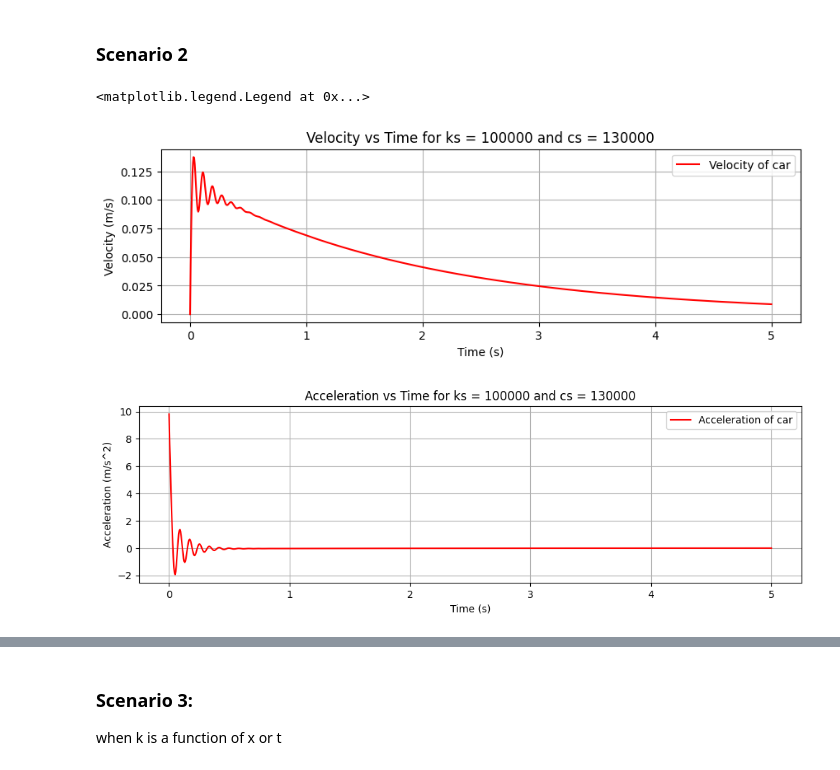
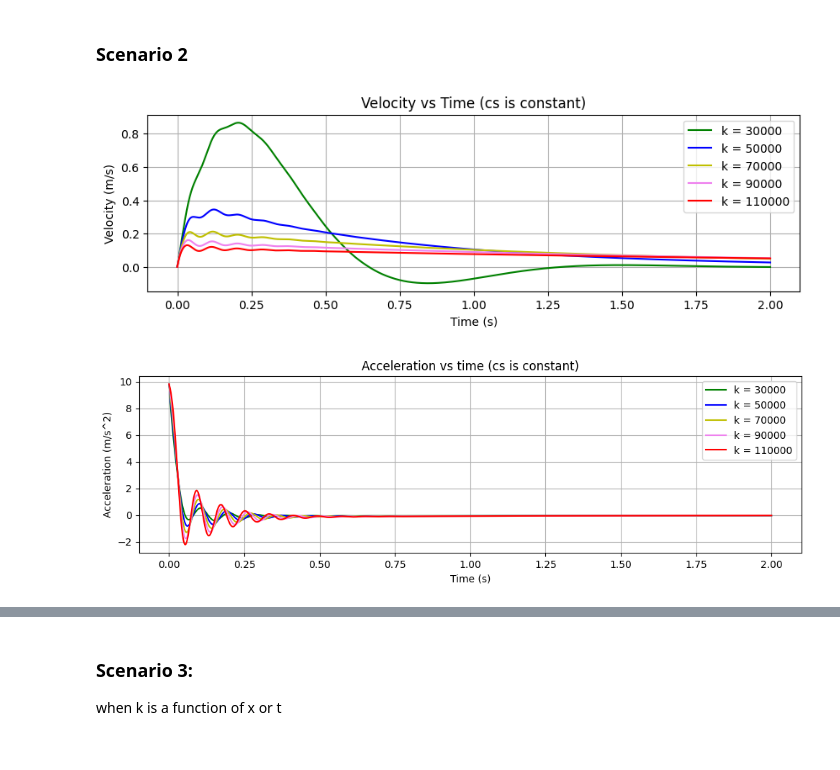
Before and after one commit to Parth9001/kdom, a Jupyter notebook: assignment.ipynb, the cells around one changed output, grey strips where cells are left out. Cells and saved outputs as stored; diff of their text form; code cells hidden in the pictures.

```diff
--- a/assignment.ipynb
+++ b/assignment.ipynb
@@ -68,10 +68,10 @@ def model(y, t, mu, ms, ku, ks, cu, cs, g):
 mu = 50.0                        # Unsprung Mass (kg)
 ms = 1500.0                      # Sprung Mass (kg)
 ku = 200000.0                    # Spring constant for Unsprung Mass (N/m)
-ks = 100000.0                    # Spring constant for Sprung Mass (N/m)
+ks = [30000.0, 50000.0, 70000.0, 90000.0, 110000.0]                    # Spring constant for Sprung Mass (N/m)
 g = 9.81                         # Acceleration due to gravity (m/s^2)
 cu = 850                         # Damping constant for Unsprung Mass (Ns/m)
-cs = 130000                      # Damping constant for Sprung Mass (Ns/m)
+cs = [10000, 40000, 70000, 100000, 130000, 160000]                      # Damping constant for Sprung Mass (Ns/m)
 v0_u = 5.0                       # Initial velocity for tyre (m/s)
 
 xu_0 = 0.0                       # Initial displacement of unsprung mass (m)
@@ -80,4 +80,4 @@ xs_0 = 0.0                       # Initial displacement of sprung mass (m)
 vs_0 = 0                         # Initial velocity of sprung mass (m/s)
 y0 = [xu_0, vu_0, xs_0, vs_0]    # Initial condition vector
 
-t = np.linspace(0, 5, 1000)    # Time vector
+t = np.linspace(0, 2, 10000)    # Time vector
@@ -93,27 +130,35 @@ a_s = (-(ks*(xs_0 - xu_0) + cs*vs_0) / ms) + g
 # %%
 plt.figure(figsize=(10, 6))
 
-plt.subplot(2, 1, 1)
-plt.plot(t, vs_0, 'r-', label='Velocity of car')
+plt.subplot(2, 1, 2)
+plt.plot(t, vs_1, 'r-', label='k = 30000', color = 'green')
+plt.plot(t, vs_2, 'r-', label='k = 50000', color = 'blue')
+plt.plot(t, vs_3, 'r-', label='k = 70000', color = 'y')
+plt.plot(t, vs_4, 'r-', label='k = 90000', color = 'violet')
+plt.plot(t, vs_5, 'r-', label='k = 110000', color = 'red')
 plt.xlabel('Time (s)')
 plt.ylabel('Velocity (m/s)')
-plt.title('Velocity vs Time for ks = 100000 and cs = 130000')
+plt.title('Velocity vs Time (cs is constant)')
 plt.grid(True)
 plt.legend()
+plt.show()
 # %% [output]
-<matplotlib.legend.Legend at 0x...>
-[figure, old version]
+[figure, new version]
 # %%
 plt.figure(figsize=(10, 6))
 plt.subplot(2, 1, 2)
-plt.plot(t, a_s, 'r-', label='Acceleration of car')
+plt.plot(t, a_s1, 'r-', label='k = 30000', color = 'green')
+plt.plot(t, a_s2, 'r-', label='k = 50000', color = 'blue')
+plt.plot(t, a_s3, 'r-', label='k = 70000', color = 'y')
+plt.plot(t, a_s4, 'r-', label='k = 90000', color = 'violet')
+plt.plot(t, a_s5, 'r-', label='k = 110000', color = 'red')
 plt.xlabel('Time (s)')
 plt.ylabel('Acceleration (m/s^2)')
-plt.title('Acceleration vs Time for ks = 100000 and cs = 130000')
+plt.title('Acceleration vs time (cs is constant)')
 plt.grid(True)
 plt.legend()
 
 plt.tight_layout()
 plt.show()
 # %% [output]
-[figure, old version]
+[figure, new version]
```
Also changed, not shown: parts of 6 cells of this notebook.
